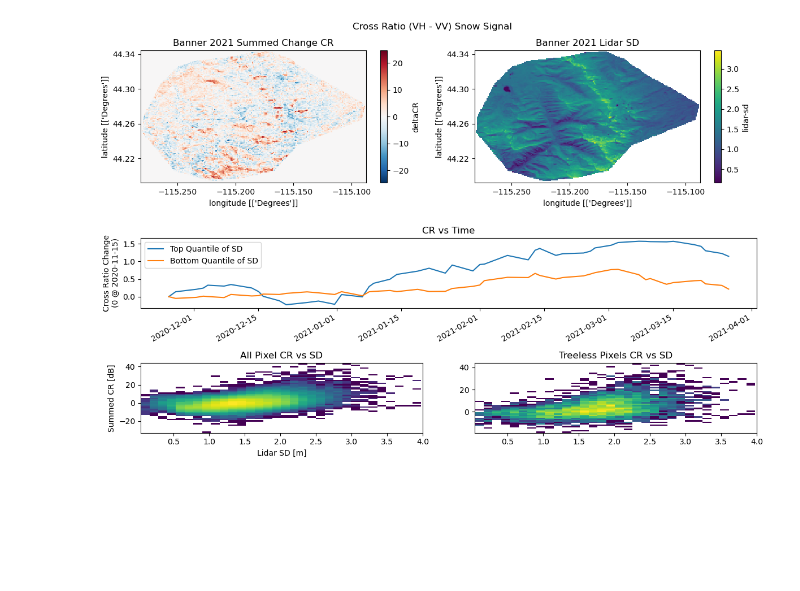
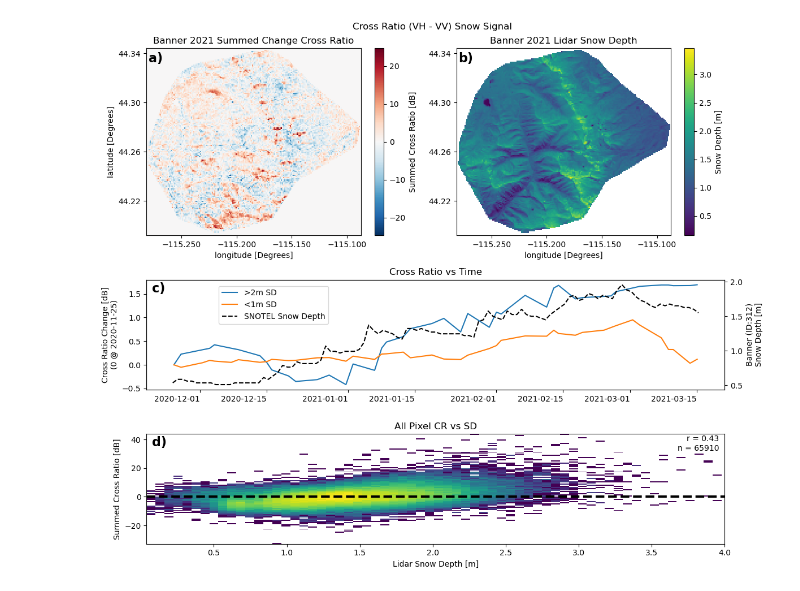
Before and after one commit to ZachHoppinen/spicy-analysis, a Jupyter notebook: src/compare/cr_signal/cr_signal_figures.ipynb, the cells around one changed output. Cells and saved outputs as stored; diff of their text form; code cells hidden in the pictures; blank space fills up the shorter version.

```diff
--- a/src/compare/cr_signal/cr_signal_figures.ipynb
+++ b/src/compare/cr_signal/cr_signal_figures.ipynb
@@ -11,3 +34,10 @@ from matplotlib.gridspec import GridSpec
+# %%
+snotel_point = SnotelPointData("312:ID:SNTL", "Banner")
+df = snotel_point.get_daily_data(
+    datetime(2020, 11, 25), datetime(2021, 3, 15),
+    [snotel_point.ALLOWED_VARIABLES.SNOWDEPTH, snotel_point.ALLOWED_VARIABLES.SWE]
+)
+df =df.droplevel('site')
 # %%
 loc_colors = {'Banner_2020-02-18': 'mediumspringgreen', 'Banner_2021-03-15': 'mediumseagreen', 'Cameron_2021-03-19': 'orange', \
     'Dry_Creek_2020-02-19': 'darkorchid', 'Frasier_2020-02-11': 'lightskyblue', 'Frasier_2021-03-19': 'cornflowerblue', \
@@ -17,77 +47,102 @@ loc_colors = {'Banner_2020-02-18': 'mediumspringgreen', 'Banner_2021-03-15': 'me
 in_dir = Path('~/scratch/spicy/SnowEx-Data/').expanduser().resolve()
 dss = {fp.stem: xr.open_dataset(fp) for fp in in_dir.glob('*.nc')}
 
-fig = plt.figure(figsize= (12, 8))
+fig = plt.figure(figsize= (12, 10))
 fig.suptitle("Cross Ratio (VH - VV) Snow Signal")
 
 gs1 = GridSpec(7, 2)
 ax1 = fig.add_subplot(gs1[:3, :1])
 ax2 = fig.add_subplot(gs1[:3, 1:])
 ax3 = fig.add_subplot(gs1[3:5, :])
-ax4 = fig.add_subplot(gs1[5:, 0])
-ax5 = fig.add_subplot(gs1[5:, 1])
+ax4 = fig.add_subplot(gs1[5:, :])
+# ax5 = fig.add_subplot(gs1[5:, 1])
 
 # ax5 = fig.add_subplot(gs1[2, 1:])
 
 ds = dss['Banner_2021-03-15']
-ds.x.attrs['units'] = ['Degrees']
-ds.y.attrs['units'] = ['Degrees']
-ds['deltaCR'].where((ds['ims'] == 4) & (~ds['lidar-sd'].isnull())).sum('time').plot(ax = ax1)
+ds.x.attrs['units'] = 'Degrees'
+ds.y.attrs['units'] = 'Degrees'
+ds['deltaCR'].where((ds['ims'] == 4) & (~ds['lidar-sd'].isnull())).sum('time').plot(ax = ax1, cbar_kwargs = {'label':'Summed Cross Ratio [dB]'})
 ax1.set_xticks(ax1.get_xticks()[2::2], ax1.get_xticklabels()[2::2])
 ax1.set_yticks(ax1.get_yticks()[2::2], ax1.get_yticklabels()[2::2])
-ds['lidar-sd'].plot(ax = ax2)
+ds['lidar-sd'].plot(ax = ax2, cbar_kwargs = {'label':'Snow Depth [m]'})
 ax2.set_xticks(ax2.get_xticks()[2::2], ax2.get_xticklabels()[2::2])
 ax2.set_yticks(ax2.get_yticks()[2::2], ax2.get_yticklabels()[2::2])
+ax2.set_ylabel('')
 
 
 ds['CR'] = ds['s1'].sel(band = 'VH') - ds['s1'].sel(band = 'VV')
-ds = ds.sel(time = slice(f'2020-11-15', None))
+ds = ds.sel(time = slice(f'2020-11-15', '2021-03-15'))
 
-hsd = ds['CR'].where(ds['lidar-sd'] > ds['lidar-sd'].quantile([0.75])).mean(['x', 'y']).rolling(time = 5).mean().dropna('time')
-lsd = ds['CR'].where(ds['lidar-sd'] < ds['lidar-sd'].quantile([0.25])).mean(['x', 'y']).rolling(time = 5).mean().dropna('time')
+hsd = ds['CR'].where(ds['lidar-sd'] > 2).mean(['x', 'y']).rolling(time = 5).mean().dropna('time')
+lsd = ds['CR'].where(ds['lidar-sd'] < 1).mean(['x', 'y']).rolling(time = 5).mean().dropna('time')
 
-(hsd - hsd.sel(time = '2020-11-15', method = 'nearest').mean()).plot(ax = ax3, color = 'C0')
-(lsd - lsd.sel(time = '2020-11-15', method = 'nearest').mean()).plot(ax = ax3, color = 'C1')
+(hsd - hsd.sel(time = '2020-11-25', method = 'nearest').mean()).plot(ax = ax3, color = 'C0')
+(lsd - lsd.sel(time = '2020-11-25', method = 'nearest').mean()).plot(ax = ax3, color = 'C1')
 
-ax3.plot([], [], color = 'C0', label = 'Top Quantile of SD')
-ax3.plot([], [], color = 'C1', label = 'Bottom Quantile of SD')
-ax3.legend()
+ax3.plot([], [], color = 'C0', label = '>2m SD')
+ax3.plot([], [], color = 'C1', label = '<1m SD')
+ax3.plot([], [], color = 'black', label = 'SNOTEL Snow Depth', linestyle ='dashed')
+
+ax3_r =ax3.twinx()
+sd_m = (df['SNOWDEPTH']*0.0254)
+sd_m.plot(ax = ax3_r,color='black', linestyle = 'dashed')
+# ax3_r.set_ylim(0.2, 2.1)
 
 xs, ys = [], []
 for name, ds in dss.items():
     x = ds['lidar-sd'].data.ravel()
     y = ds['deltaCR'].where((ds['ims'] == 4)).sum(['time']).data.ravel()
     idx = ~np.isnan(x) & ~np.isnan(y) & (y != 0)
     x, y = x[idx], y[idx]
     xs.extend(x)
     ys.extend(y)
 
-ax4.hist2d(xs, ys, alpha = 1, label = name.split('-')[0], norm = mpl.colors.LogNorm(), bins=50) # , color = loc_colors[name],
+r = get_stats(xs, ys)[0]
+n = len(xs)
+ax4.text(.99, .99, f'r = {r:.2f}\nn = {n}', ha = 'right', va = 'top', transform = ax4.transAxes)
+ax4.hist2d(xs, ys, alpha = 1, label = name.split('-')[0], norm = mpl.colors.LogNorm(), bins=100) # , color = loc_colors[name],
 ax4.set_xlim(right = 4)
 ax4.set_title('All Pixel CR vs SD')
+ax4.axhline(0, linestyle ='dashed',color='k', linewidth = 3)
 
-xs, ys = [], []
-for name, ds in dss.items():
-    x = ds['lidar-sd'].data.ravel()
-    y = ds['deltaCR'].where((ds['ims'] == 4) & (ds['fcf'] < 0.1)).sum(['time']).data.ravel()
-    idx = ~np.isnan(x) & ~np.isnan(y) & (y != 0)
-    x, y = x[idx], y[idx]
-    xs.extend(x)
-    ys.extend(y)
+# xs, ys = [], []
+# for name, ds in dss.items():
+#     x = ds['lidar-sd'].data.ravel()
+#     y = ds['deltaCR'].where((ds['ims'] == 4) & (ds['fcf'] < 0.1)).sum(['time']).data.ravel()
+#     idx = ~np.isnan(x) & ~np.isnan(y) & (y != 0)
+#     x, y = x[idx], y[idx]
+#     xs.extend(x)
+#     ys.extend(y)
 
-ax5.hist2d(xs, ys, alpha = 1, label = name.split('-')[0], norm = mpl.colors.LogNorm(), bins=50) # , color = loc_colors[name],
-ax5.set_xlim(right = 4)
-ax5.set_title('Treeless Pixels CR vs SD')
+# r = get_stats(xs, ys)[0]
+# n = len(xs)
+# ax5.text(.99, .99, f'r = {r:.2f}\nn = {n:.1e}', ha = 'right', va = 'top', transform = ax5.transAxes)
+# ax5.hist2d(xs, ys, alpha = 1, label = name.split('-')[0], norm = mpl.colors.LogNorm(), bins=50) # , color = loc_colors[name],
+# ax5.set_xlim(right = 4)
+# ax5.set_title('Treeless Pixels CR vs SD')
 # ax4.legend()
 
-ax1.set_title('Banner 2021 Summed Change CR')
-ax2.set_title('Banner 2021 Lidar SD')
+for ax, letter in zip([ax1, ax2,ax3, ax4], ['a', 'b','c','d']):
+    ax.text(0.01, 0.98,f'{letter})', transform=ax.transAxes, ha = 'left', va = 'top', weight='bold', size = 16)
 
-ax3.set_title('CR vs Time')
+ax1.set_title('Banner 2021 Summed Change Cross Ratio')
+ax2.set_title('Banner 2021 Lidar Snow Depth')
+
+axbox = ax3.get_position()
+x_value = 0.0
+y_value= 0.2
+# fig.legend([line1], ["cos"], loc = (axbox.x0 + x_value, axbox.y0 + y_value))
+ax3.legend(loc = (axbox.x0 + x_value, axbox.y0 + y_value))
+
+ax3.set_title('Cross Ratio vs Time')
 ax3.set_xlabel('')
-ax3.set_ylabel('Cross Ratio Change\n(0 @ 2020-11-15)')
-ax4.set_xlabel('Lidar SD [m]')
-ax4.set_ylabel('Summed CR [dB]')
+ax3.set_xticklabels(ax3.get_xticklabels(), rotation =0)
+ax3.set_ylabel('Cross Ratio Change [dB]\n(0 @ 2020-11-25)')
+ax3_r.set_ylabel('Banner (ID:312)\nSnow Depth [m]')
+ax4.set_xlabel('Lidar Snow Depth [m]')
+ax4.set_ylabel('Summed Cross Ratio [dB]')
 plt.tight_layout()
+plt.savefig('/bsuhome/zacharykeskinen/spicy-analysis/figures/cr/banner2021_cr.png')
 # %% [output]
-[figure, old version]
+[figure, new version]
```
Also changed, not shown: parts of 2 cells of this notebook, 1 other file.
